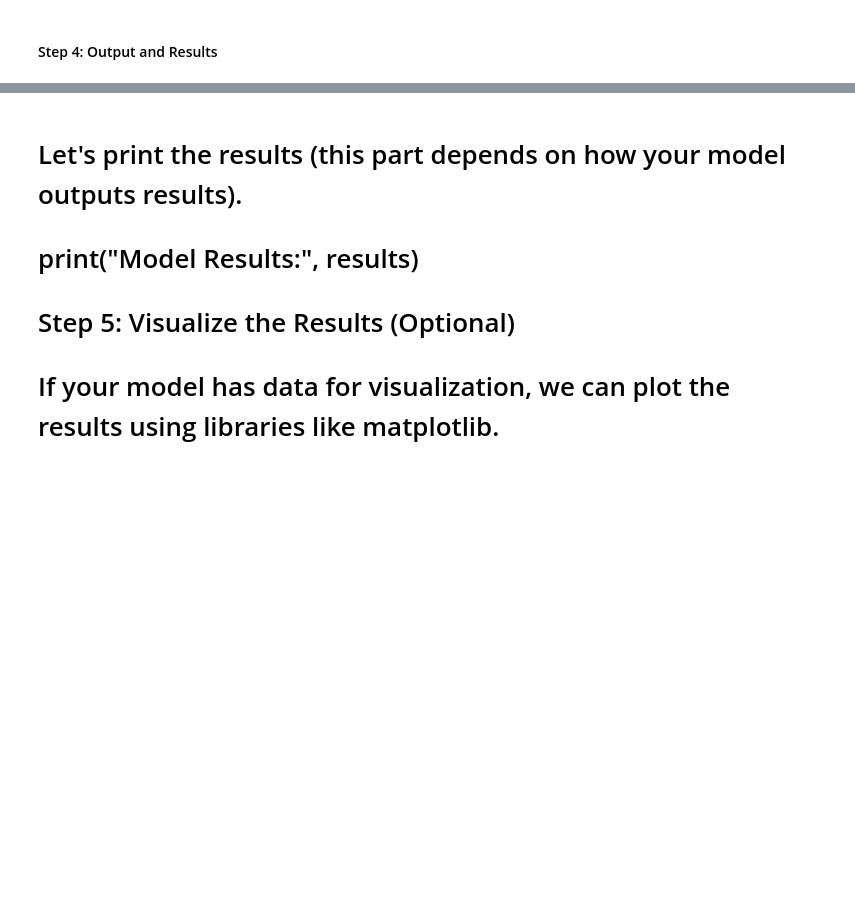
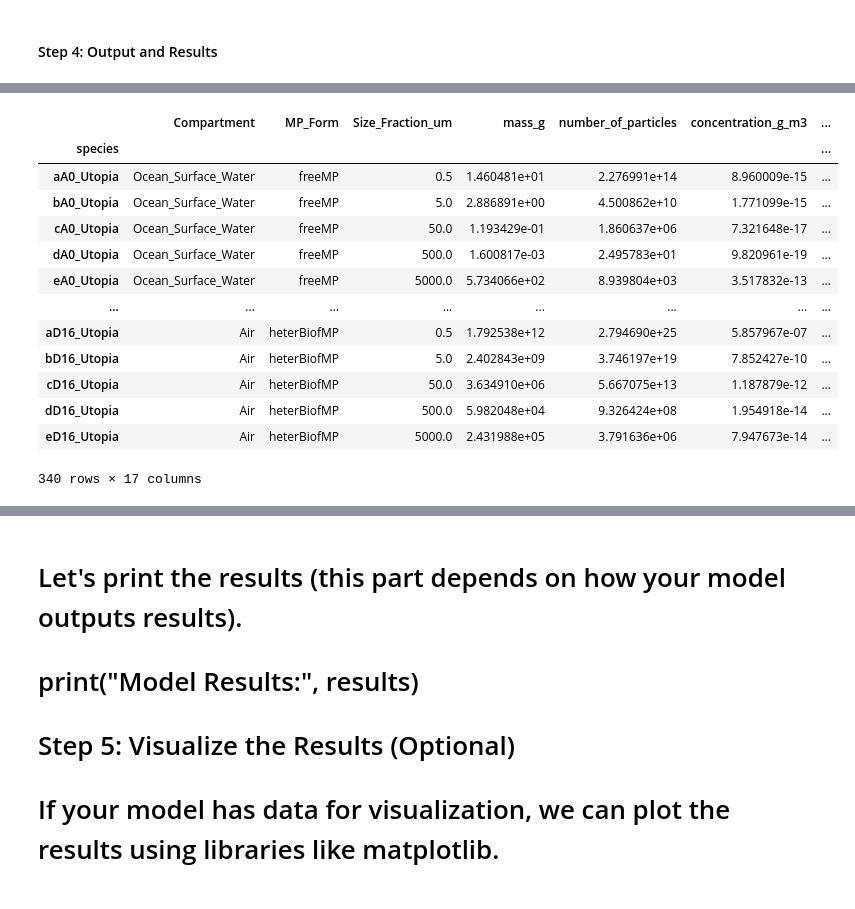
Before and after one commit to xy2gh/UTOPIA_package, a Jupyter notebook: src/utopia/model_tutorial.ipynb, the cells around one changed output, grey strips where cells are left out. Cells and saved outputs as stored; diff of their text form; code cells hidden in the pictures; blank space fills up the shorter version.

```diff
--- a/src/utopia/model_tutorial.ipynb
+++ b/src/utopia/model_tutorial.ipynb
@@ -75,2 +103,17 @@ processor.plot_rateConstants()
 # %%
-processor.estimate_flows()
+processor.Results_extended
+# %% [output]
+|  | Compartment | MP_Form | Size_Fraction_um | mass_g | number_of_particles | concentration_g_m3 | ... |
+| species |  |  |  |  |  |  | ... |
+| aA0_Utopia | Ocean_Surface_Water | freeMP | 0.5 | 1.460481e+01 | 2.276991e+14 | 8.960009e-15 | ... |
+| bA0_Utopia | Ocean_Surface_Water | freeMP | 5.0 | 2.886891e+00 | 4.500862e+10 | 1.771099e-15 | ... |
+| cA0_Utopia | Ocean_Surface_Water | freeMP | 50.0 | 1.193429e-01 | 1.860637e+06 | 7.321648e-17 | ... |
+| dA0_Utopia | Ocean_Surface_Water | freeMP | 500.0 | 1.600817e-03 | 2.495783e+01 | 9.820961e-19 | ... |
+| eA0_Utopia | Ocean_Surface_Water | freeMP | 5000.0 | 5.734066e+02 | 8.939804e+03 | 3.517832e-13 | ... |
+| ... | ... | ... | ... | ... | ... | ... | ... |
+| aD16_Utopia | Air | heterBiofMP | 0.5 | 1.792538e+12 | 2.794690e+25 | 5.857967e-07 | ... |
+| bD16_Utopia | Air | heterBiofMP | 5.0 | 2.402843e+09 | 3.746197e+19 | 7.852427e-10 | ... |
+| cD16_Utopia | Air | heterBiofMP | 50.0 | 3.634910e+06 | 5.667075e+13 | 1.187879e-12 | ... |
+| dD16_Utopia | Air | heterBiofMP | 500.0 | 5.982048e+04 | 9.326424e+08 | 1.954918e-14 | ... |
+| eD16_Utopia | Air | heterBiofMP | 5000.0 | 2.431988e+05 | 3.791636e+06 | 7.947673e-14 | ... |
+340 rows × 17 columns
```
Also changed, not shown: parts of 10 cells of this notebook, 9 other files.
